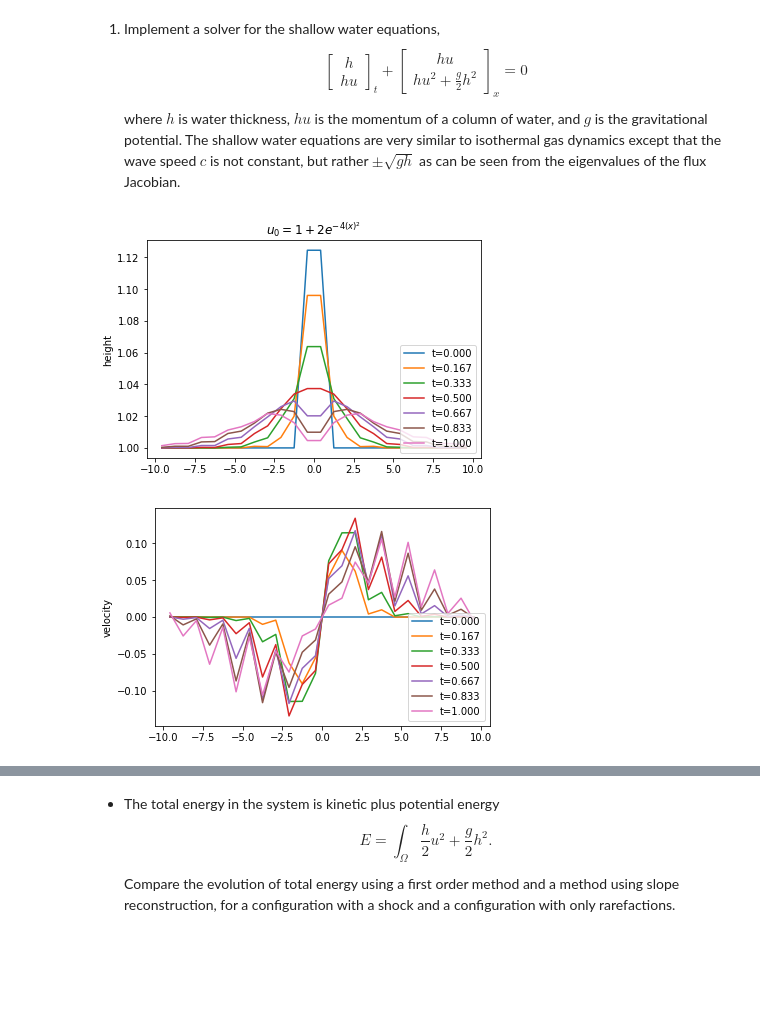
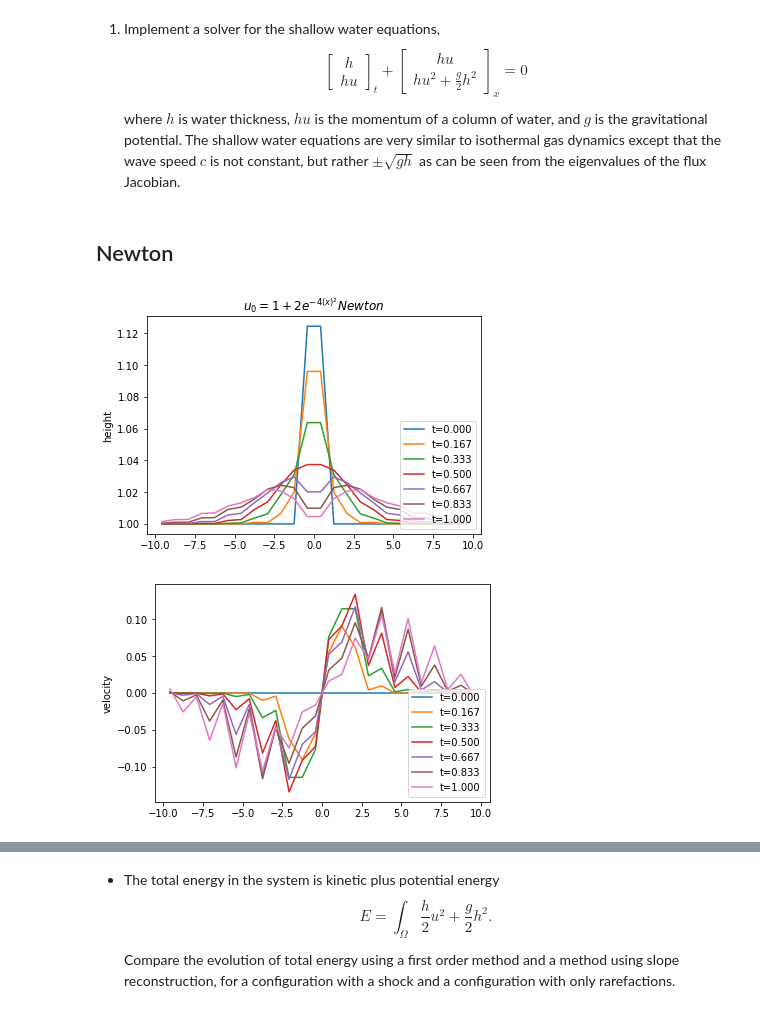
Before and after one commit to sarahaguasvivas/class, a Jupyter notebook: HW4/HW4.ipynb, the cells around one changed output, grey strips where cells are left out. Saved outputs shown, nothing was run; the diff lists cells and outputs as text; code cells hidden in the pictures; blank space fills up the shorter version.

```diff
--- a/HW4/HW4.ipynb
+++ b/HW4/HW4.ipynb
@@ -181,19 +181,21 @@ def riemann_shallow_hll(UL, UR):
 def initial_shallow(x):
     return numpy.array([1 + 2*(numpy.exp(-(x*4)**2)),
                         0*x])
-
-x, hist = fvsolve2system(riemann_shallow, initial_shallow, n=24, limit=limit_vl, args=())
-pyplot.title('$u_0= 1+ 2e^{-4(x)^2}$')
-for t, U in hist[::len(hist)//5]:
-    pyplot.plot(x, U[0], label='t={:.3f}'.format(t))
-pyplot.ylabel('height')
-pyplot.legend(loc='lower right');
-pyplot.figure()
-for t, U in hist[::len(hist)//5]:
-    pyplot.plot(x, U[1]/U[0], label='t={:.3f}'.format(t))
-pyplot.ylabel('velocity')
-pyplot.legend(loc='lower right');
-pyplot.show()
-# %% [output]
-[figure, removed]
-[figure, removed]
+# %% [markdown]
+## Newton
+# %%
+x, hist = fvsolve2system(riemann_shallow, initial_shallow, n=24, limit=limit_vl, args=())
+pyplot.title('$u_0= 1+ 2e^{-4(x)^2} Newton$')
+for t, U in hist[::len(hist)//5]:
+    pyplot.plot(x, U[0], label='t={:.3f}'.format(t))
+pyplot.ylabel('height')
+pyplot.legend(loc='lower right');
+pyplot.figure()
+for t, U in hist[::len(hist)//5]:
+    pyplot.plot(x, U[1]/U[0], label='t={:.3f}'.format(t))
+pyplot.ylabel('velocity')
+pyplot.legend(loc='lower right');
+pyplot.show()
+# %% [output]
+[figure, added]
+[figure, added]
```
Also changed, not shown: parts of 5 cells of this notebook.
